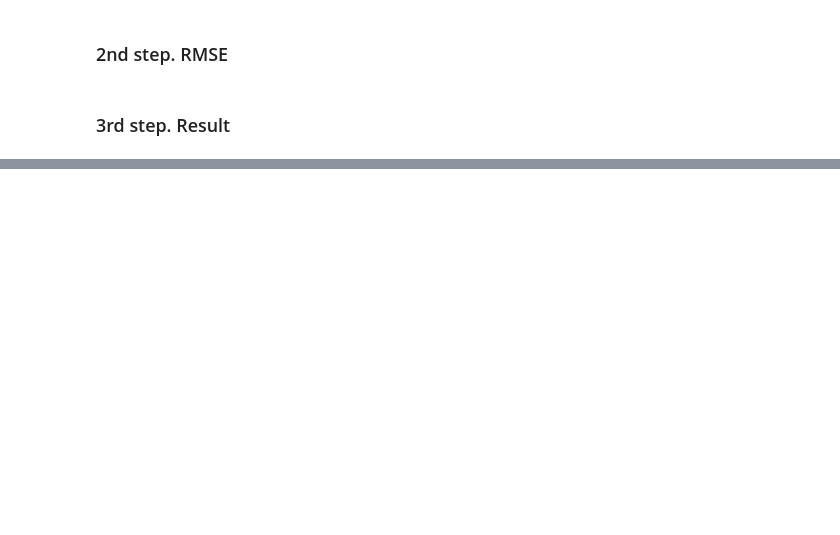
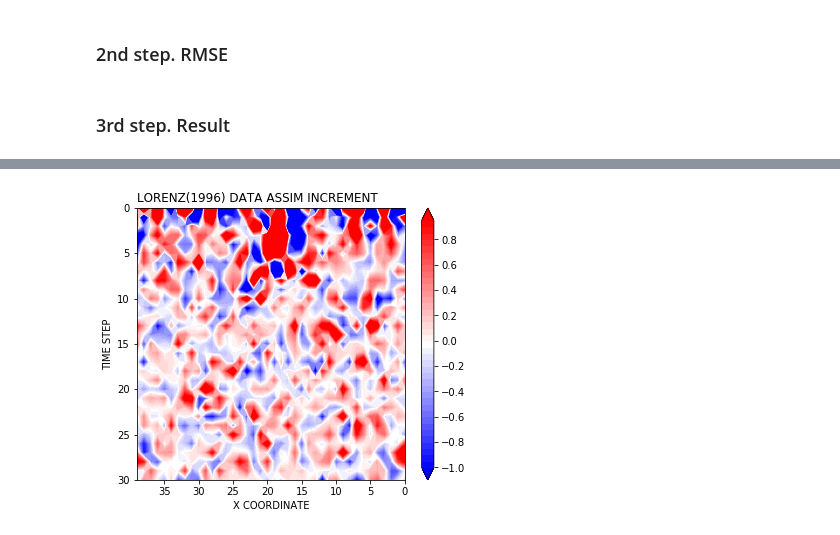
Before and after one commit to Toyo-Daichi/DA_basic, a Jupyter notebook: exp_view.ipynb, the cells around one changed output, grey strips where cells are left out. Saved outputs shown, nothing was run; the diff lists cells and outputs as text; code cells hidden in the pictures; blank space fills up the shorter version.

```diff
--- a/exp_view.ipynb
+++ b/exp_view.ipynb
@@ -19,6 +19,9 @@ def gaussian_func(x, *, amp:float=1.0, ave:float=0, std:float=1.0):
 # %%
 def rmse(true:list, prediction:list) -> np.ndarray:
   return np.sqrt(mean_squared_error(true, prediction))
+# %%
+def csv2list(path:str) -> np.ndarray:
+  return np.genfromtxt(path, delimiter=",")
 # %% [markdown]
 ## LORENZ(1963) MODEL
 # %% [markdown]
@@ -179,0 +287,14 @@ rmse_ax.legend(loc='upper left')
+# %%
+fig, ax = plt.subplots(figsize=(6,5))
+time_length = 30
+#ax:  DATA ASSIM INCREMENT HOVMELLOR
+inc_hov= ax
+_cbar = inc_hov.contourf(x_coord, inc_y_coord, kf_anlinc_score, inc_levels, cmap=inc_cmap, extend='both')
+inc_hov.set_title('LORENZ(1996) DATA ASSIM INCREMENT', loc='left')
+inc_hov.set_xlabel('X COORDINATE')
+inc_hov.set_ylabel('TIME STEP')
+inc_hov.set_ylim(time_length,0)
+inc_hov.set_xlim(nx-1,0)
+cbar = plt.colorbar(_cbar)
+# %% [output]
+[figure, added]
```
Also changed, not shown: parts of 22 cells of this notebook, 4 other files.
